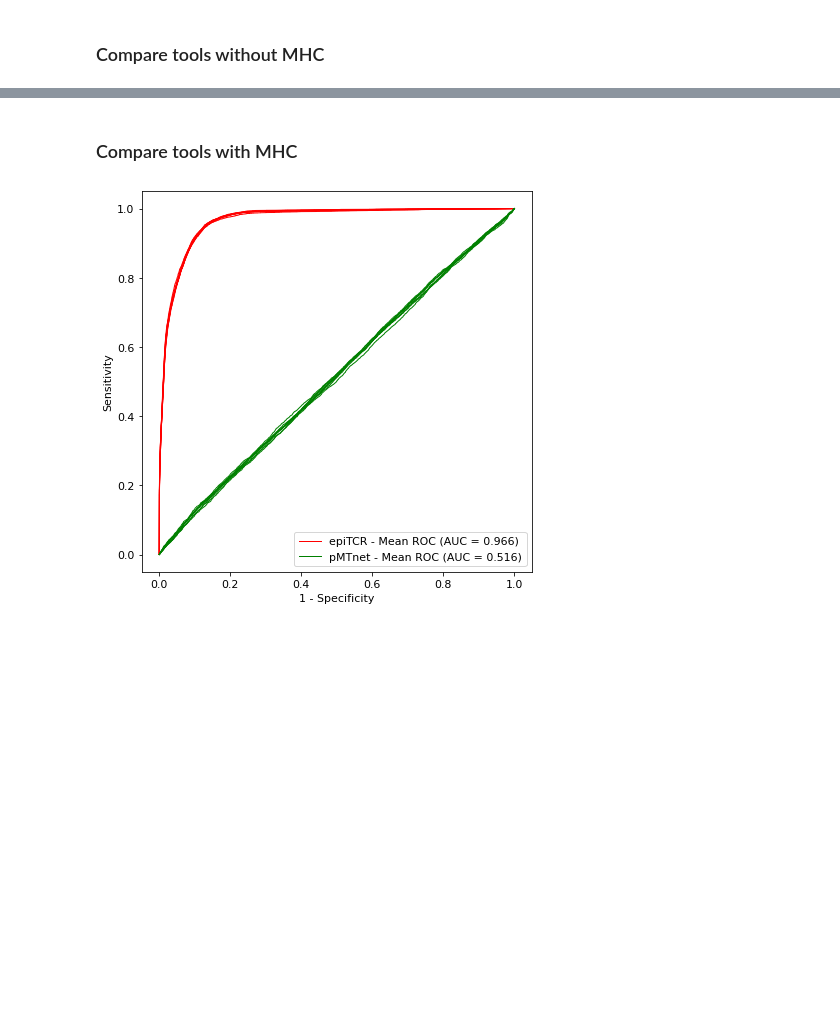
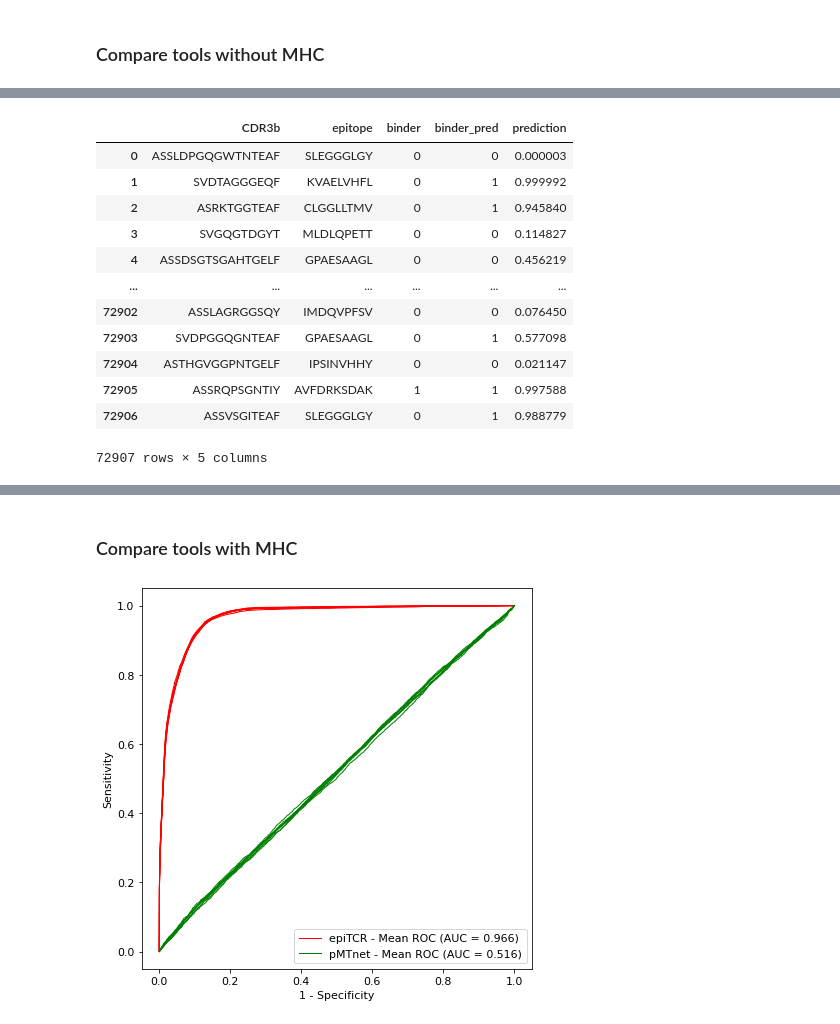
Before and after one commit to ddiem-ri-4D/epiTCR, a Jupyter notebook: src/benchmark/compare-roc-auc-tools.ipynb, the cells around one changed output, grey strips where cells are left out. Drawn from its saved outputs; the diff is of its cells as text; code cells hidden in the pictures; blank space fills up the shorter version.

```diff
--- a/src/benchmark/compare-roc-auc-tools.ipynb
+++ b/src/benchmark/compare-roc-auc-tools.ipynb
@@ -484,6 +500,22 @@ aucs_atmtcr = [  auc_score01_atmtcr,auc_score02_atmtcr,auc_score03_atmtcr,auc_sc
                 auc_score05_atmtcr,auc_score06_atmtcr,auc_score07_atmtcr,auc_score08_atmtcr,
                 auc_score09_atmtcr,auc_score10_atmtcr,auc_score11_atmtcr,auc_score12_atmtcr,
                 auc_score13_atmtcr,auc_score14_atmtcr,auc_score15_atmtcr]
+# %%
+test01_pred_atmtcr2
+# %% [output]
+|  | CDR3b | epitope | binder | binder_pred | prediction |
+| 0 | ASSLDPGQGWTNTEAF | SLEGGGLGY | 0 | 0 | 0.000003 |
+| 1 | SVDTAGGGEQF | KVAELVHFL | 0 | 1 | 0.999992 |
+| 2 | ASRKTGGTEAF | CLGGLLTMV | 0 | 1 | 0.945840 |
+| 3 | SVGQGTDGYT | MLDLQPETT | 0 | 0 | 0.114827 |
+| 4 | ASSDSGTSGAHTGELF | GPAESAAGL | 0 | 0 | 0.456219 |
+| ... | ... | ... | ... | ... | ... |
+| 72902 | ASSLAGRGGSQY | IMDQVPFSV | 0 | 0 | 0.076450 |
+| 72903 | SVDPGGQGNTEAF | GPAESAAGL | 0 | 1 | 0.577098 |
+| 72904 | ASTHGVGGPNTGELF | IPSINVHHY | 0 | 0 | 0.021147 |
+| 72905 | ASSRQPSGNTIY | AVFDRKSDAK | 1 | 1 | 0.997588 |
+| 72906 | ASSVSGITEAF | SLEGGGLGY | 0 | 1 | 0.988779 |
+72907 rows × 5 columns
 # %%
 prob01_atmtcr2 = test01_pred_atmtcr2["prediction"]
 prob02_atmtcr2 = test02_pred_atmtcr2["prediction"]
```
Also changed, not shown: parts of 12 cells of this notebook, 50 other files.
